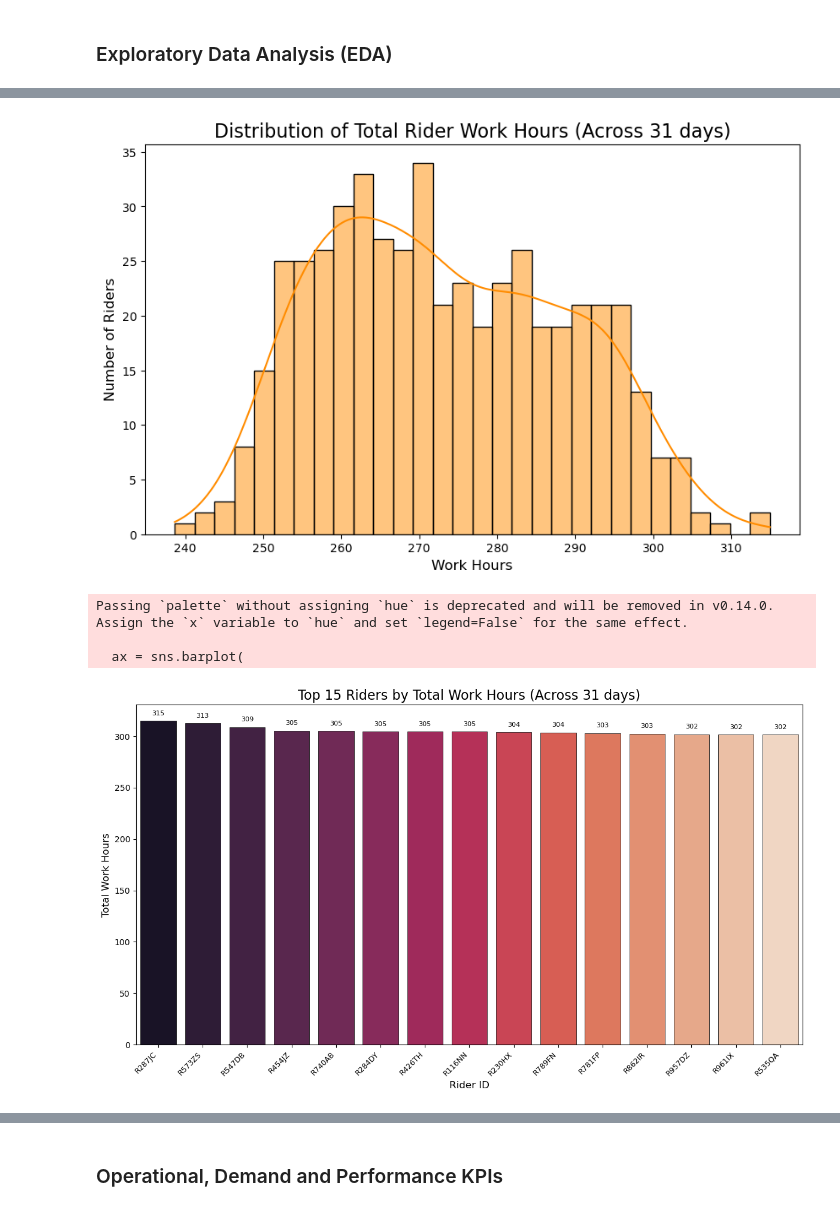
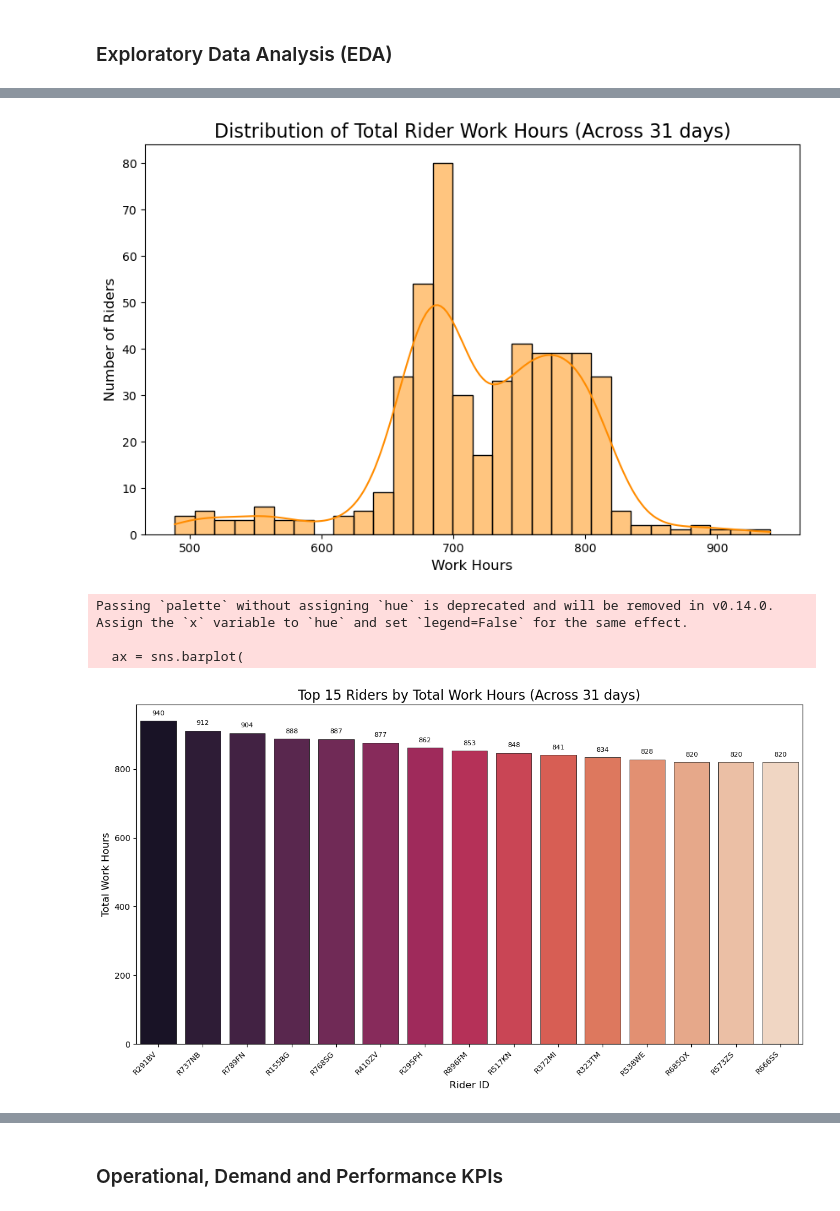
Before and after one commit to devkoustavdas/python-programming-challenges, a Jupyter notebook: LEVEL 4/11-bikeRidersAnalysis.ipynb, the cells around one changed output, grey strips where cells are left out. Saved outputs shown, nothing was run; the diff lists cells and outputs as text; code cells hidden in the pictures.

```diff
--- a/LEVEL 4/11-bikeRidersAnalysis.ipynb
+++ b/LEVEL 4/11-bikeRidersAnalysis.ipynb
@@ -300,8 +359,8 @@ Passing `palette` without assigning `hue` is deprecated and will be removed in v
 # %%
-plot_rider_metrics(df_grouped, metric_col="work_hours", title_suffix="(Across 31 days)")
+plot_rider_metrics(rider_features_grouped, metric_col="work_hours", title_suffix="(Across 31 days)")
 # %% [output]
-[figure, old version]
+[figure, new version]
 Passing `palette` without assigning `hue` is deprecated and will be removed in v0.14.0. Assign the `x` variable to `hue` and set `legend=False` for the same effect.
 
   ax = sns.barplot(
-[figure, old version]
+[figure, new version]
```
Also changed, not shown: parts of 45 cells of this notebook, 1 other file.
